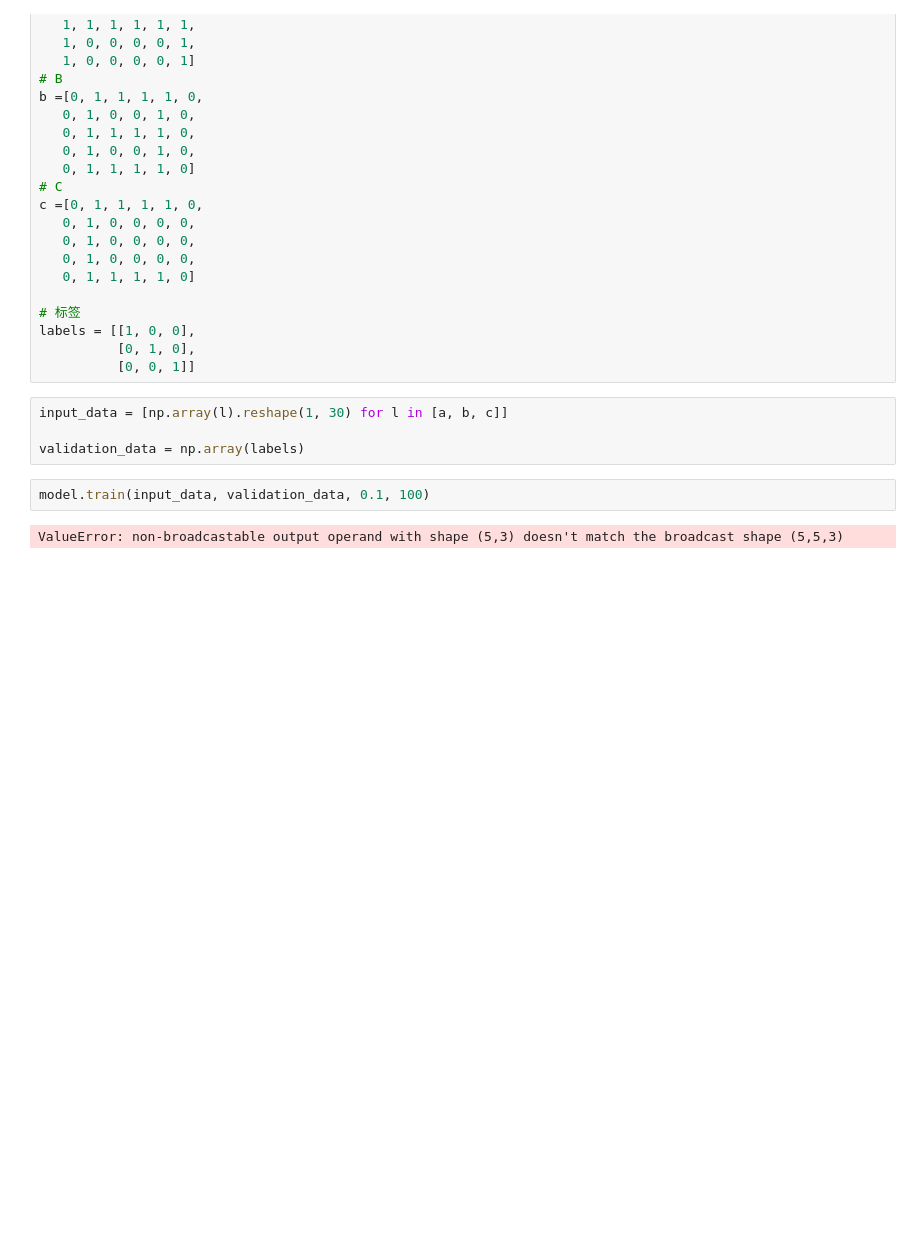
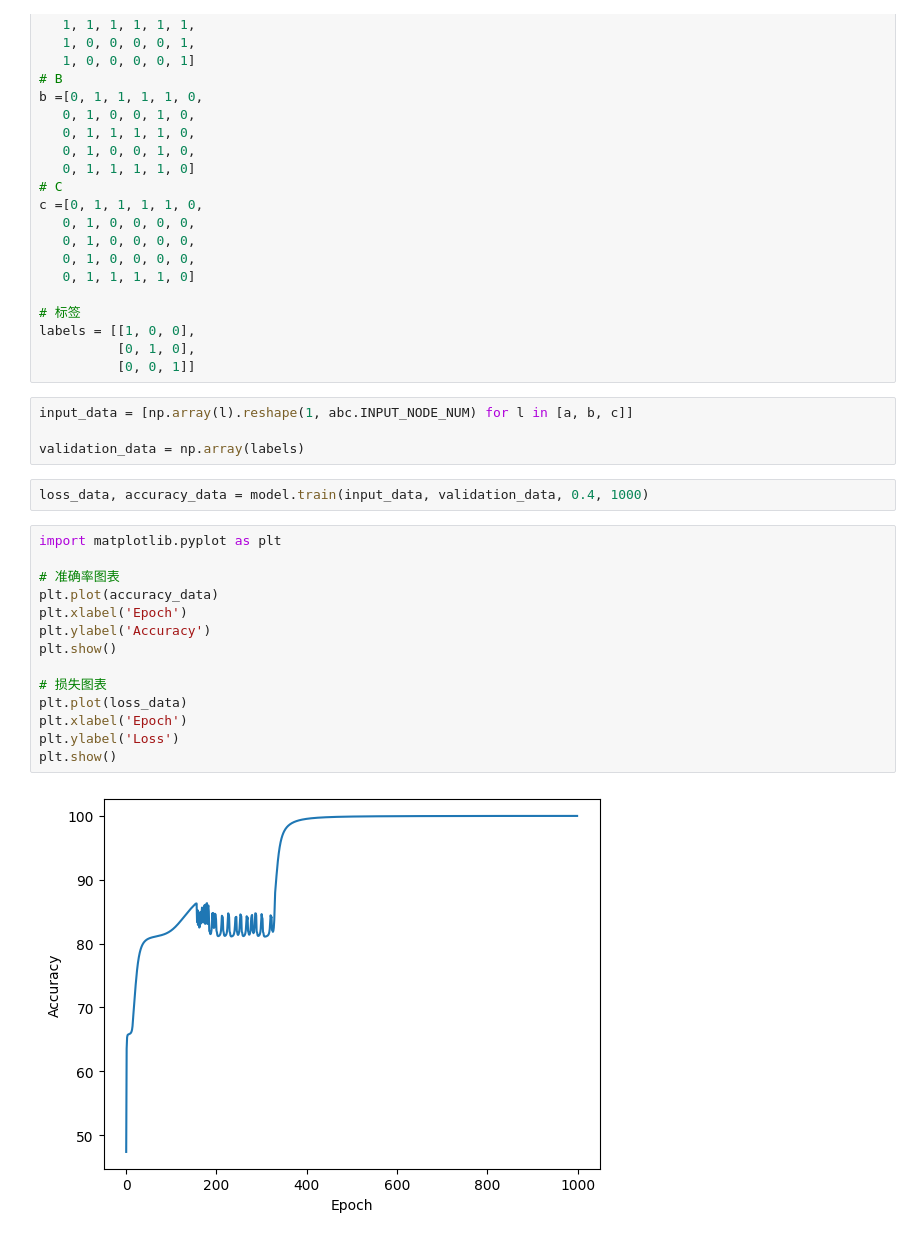
Before and after one commit to kaid/2l, a Jupyter notebook: notebooks/dl-data.ipynb, the cells around one changed output. Saved outputs shown, nothing was run; the diff lists cells and outputs as text; blank space fills up the shorter version.

```diff
--- a/notebooks/dl-data.ipynb
+++ b/notebooks/dl-data.ipynb
@@ -29,10 +29,24 @@ labels = [[1, 0, 0],
           [0, 1, 0],
           [0, 0, 1]]
 # %%
-input_data = [np.array(l).reshape(1, 30) for l in [a, b, c]]
+input_data = [np.array(l).reshape(1, abc.INPUT_NODE_NUM) for l in [a, b, c]]
 
 validation_data = np.array(labels)
 # %%
-model.train(input_data, validation_data, 0.1, 100)
+loss_data, accuracy_data = model.train(input_data, validation_data, 0.4, 1000)
-# %% [output]
-ValueError: non-broadcastable output operand with shape (5,3) doesn't match the broadcast shape (5,5,3)
+# %%
+import matplotlib.pyplot as plt
+
+# 准确率图表
+plt.plot(accuracy_data)
+plt.xlabel('Epoch')
+plt.ylabel('Accuracy')
+plt.show()
+
+# 损失图表
+plt.plot(loss_data)
+plt.xlabel('Epoch')
+plt.ylabel('Loss')
+plt.show()
+# %% [output]
+[figure, added]
```
Also changed, not shown: parts of 4 cells of this notebook, 2 other files.
